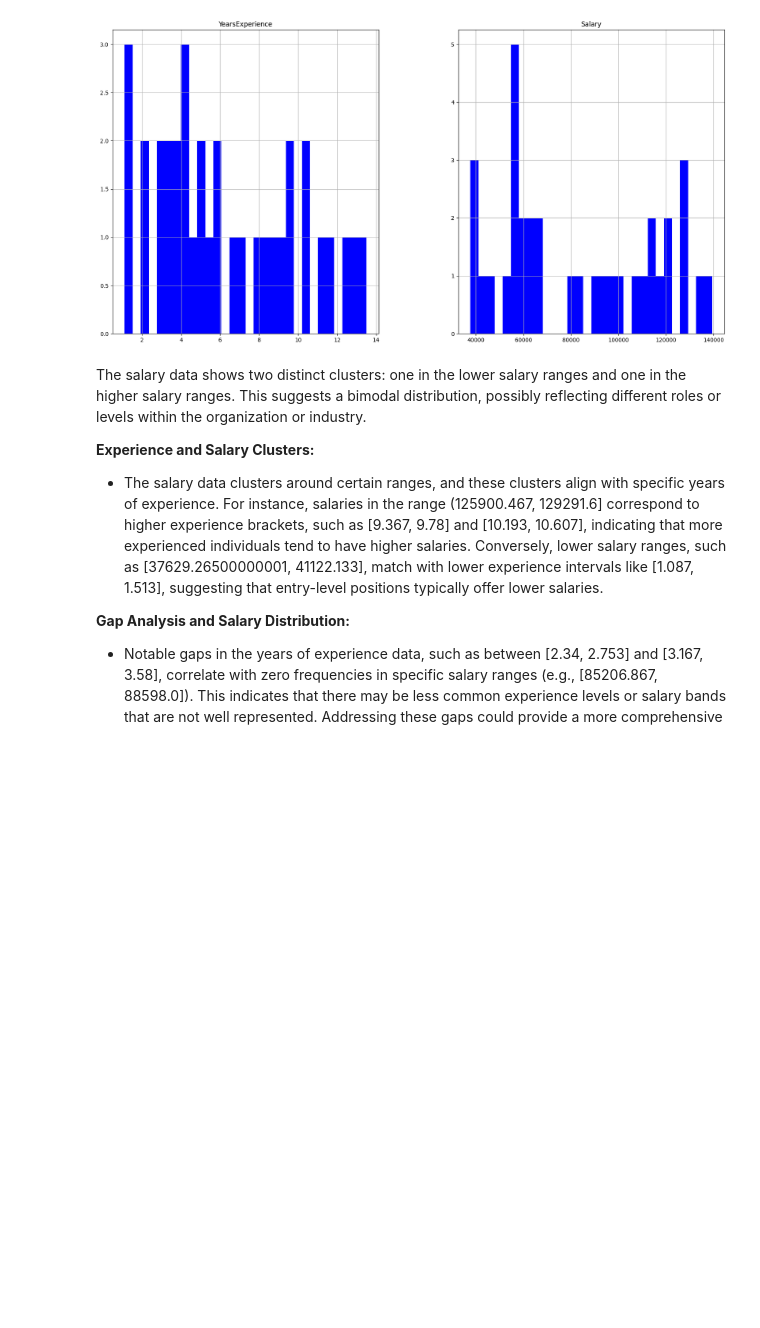
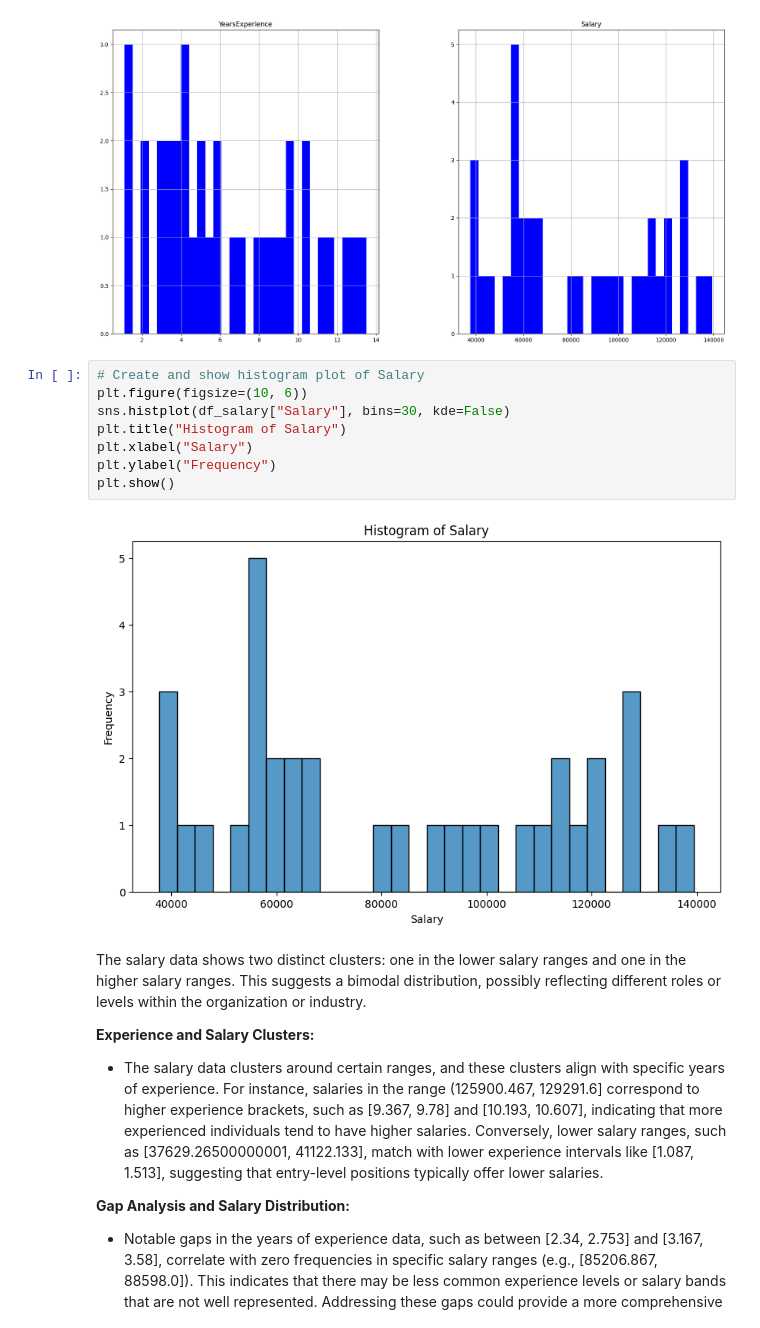
Before and after one commit to emddarn/predictive-analysis-sagemaker, a Jupyter notebook: salary_prediction_sagemaker/salary_prediction.ipynb, the cells around one changed output. Saved outputs shown, nothing was run; the diff lists cells and outputs as text; blank space fills up the shorter version.

```diff
--- a/salary_prediction_sagemaker/salary_prediction.ipynb
+++ b/salary_prediction_sagemaker/salary_prediction.ipynb
@@ -210,6 +210,16 @@ df_salary.hist(bins=30, figsize=(20, 10), color="b")
 array([[<Axes: title={'center': 'YearsExperience'}>,
         <Axes: title={'center': 'Salary'}>]], dtype=object)
 [figure]
+# %%
+# Create and show histogram plot of Salary
+plt.figure(figsize=(10, 6))
+sns.histplot(df_salary["Salary"], bins=30, kde=False)
+plt.title("Histogram of Salary")
+plt.xlabel("Salary")
+plt.ylabel("Frequency")
+plt.show()
+# %% [output]
+[figure, added]
 # %% [markdown]
 The salary data shows two distinct clusters: one in the lower salary ranges and one in the higher salary ranges. This suggests a bimodal distribution, possibly reflecting different roles or levels within the organization or industry.
 
```
Also changed, not shown: parts of 17 cells of this notebook, 2 other files.
